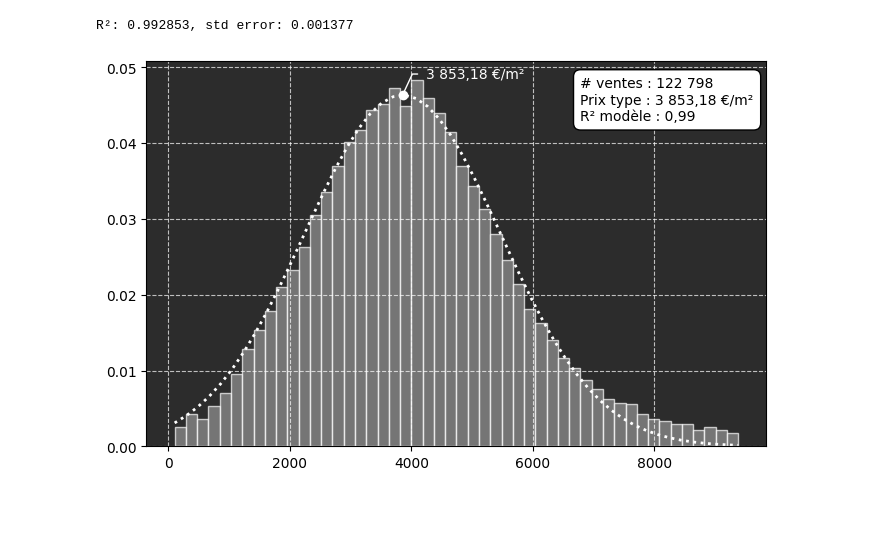
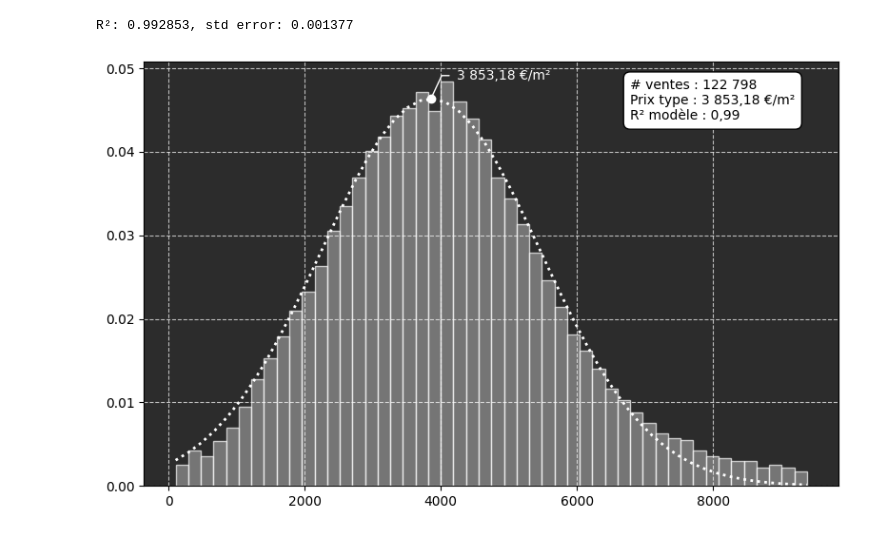
Before and after one commit to Fernandlevampire/data-insee, a Jupyter notebook: main.ipynb, the cells around one changed output. Cells and saved outputs as stored; diff of their text form; code cells hidden in the pictures; blank space fills up the shorter version.

Commit message:
plots - bubble_scatter

```diff
--- a/main.ipynb
+++ b/main.ipynb
@@ -67,58 +76,8 @@ Memory before reading: 360.44 Mb
 | 932359 | 2025-01-02 | 2025 | Vente | 116 RUE DU FORGERON 69220 BELLEVI... | 0062 | 69220 | BELLEVILLE-EN-BEAUJOLAIS | 19 | ... |
 5 rows × 22 columns
 # %%
-def display_normal_density(data: pd.Series):
-    """
-    displays the normal nature of a distribution of data
-    among key parameters, it highlights :
-    - the size of the dataset
-    - the value for which the gaussian approximation reaches a maximum (value with highest frequency)
-    - the coefficient of determination R²
-    """
-
-    fig = plt.figure(figsize=(8, 5))
-    ax = fig.subplots(1)
-
-    # set axes format
-    ax.set_facecolor("#2C2C2C")
-    ax.grid(True, linestyle="--", alpha=0.7, color="#FFFFFF")
-
-    # basic hist displays data density
-    n_bins = min(int(len(data)/10), 50)
-    y, *_ = ax.hist(data, bins=n_bins, weights=np.ones_like(data)/len(data), edgecolor="white", alpha=0.7, facecolor="#959595")
-
-    # asymetric gaussian distribution
-    def gauss(x, a, x0, sigma):
-        return a*np.exp(-(x-x0)**2 / (2*sigma**2))
-
-    x = np.linspace(data.min(),data.max(), n_bins)
-    (a, x0, sigma), _ = optimize.curve_fit(gauss, x, y, p0=[250, 4800, 1000])
-    result = utils.model_estimate(y, gauss, x,(a, x0, sigma))
-
-    ax.plot(x, np.vectorize(lambda n: gauss(n, a, x0, sigma))(x), color="white", linestyle=":", linewidth=2)
-    ax.scatter(x0, a, facecolor="white")
-
-    # text box and annotations
-    box_text = "\n".join([
-        f"# ventes : {utils.reformat_number(data.count())}"
-        , f"Prix type : {utils.reformat_number(x0)} €/m²"
-        , f"R² modèle : {utils.reformat_number(result['r_squared'])}"
-    ])
-
-    props = dict(boxstyle="round", facecolor="white", pad=0.5)
-
-    # place a text box up right
-    ax.text(0.70, 0.96, box_text, fontsize=10,
-            verticalalignment="top",
-            transform=ax.transAxes, bbox=props)
-
-    # annotate max frequency point
-    annotation_text = f"{utils.reformat_number(x0)} €/m²"
-    kw = dict(arrowprops=dict(arrowstyle="-", ec="w", connectionstyle="angle,angleA=-0,angleB=65"), bbox=dict(fc="none", ec="k", lw=.0), zorder=0, va="center")
-    ax.annotate(annotation_text, xy=(x0, a), xytext=(x0*1.1, a*1.06), color="white", **kw)
-
 dvf_clean = dvf.remove_outliers(dvf_df, col="Prix au m2")
-display_normal_density(dvf_clean["Prix au m2"])
+plots.normal_density(dvf_clean, col="Prix au m2")
 # %% [output]
 R²: 0.992853, std error: 0.001377
-[figure, old version]
+[figure, new version]
```
Also changed, not shown: parts of 4 cells of this notebook, 2 other files.
